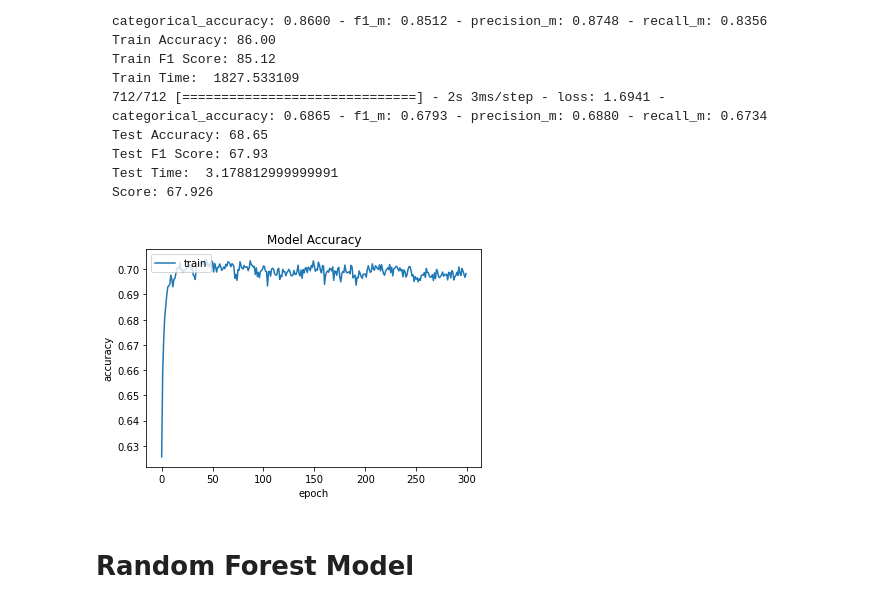
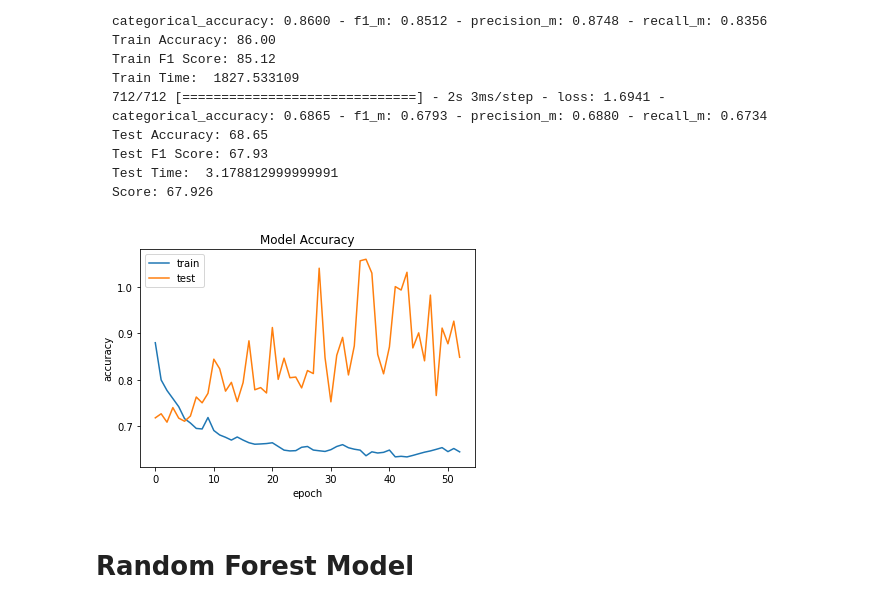
Before and after one commit to farhanfuadabir/Nurse-Care-Challenge-2020, a Jupyter notebook: CNN_LSTM_Nurse_Care_Dataset.ipynb, the cells around one changed output. Cells and saved outputs as stored; diff of their text form; code cells hidden in the pictures.

````diff
--- a/CNN_LSTM_Nurse_Care_Dataset.ipynb
+++ b/CNN_LSTM_Nurse_Care_Dataset.ipynb
@@ -71,6 +71,6 @@ def load_dataset(path):
   return trainX, trainy, testX, testy
 # %%
 # load data
-dataset_path = '/content/drive/MyDrive/NCC Train Test Set (Resampled 20Hz)/Split 80 20/Windowed 250/'
+dataset_path = '/content/drive/MyDrive/Research/NCC Train Test Set (Resampled 20Hz)/Split 80 20/Windowed 1000/'
 trainX, trainy, testX, testy = load_dataset(dataset_path)
 # %% [output]
@@ -106,7 +106,7 @@ def f1_m(y_true, y_pred):
 def evaluate_model(trainX, trainy, testX, testy, verbose, epochs, batch_size):
   n_timesteps, n_features, n_outputs = trainX.shape[1], trainX.shape[2], trainy.shape[1]
   # reshape data into time steps of sub-sequences
-  n_steps, n_length = 5, 50
+  n_steps, n_length = 10, 100
   trainX = trainX.reshape((trainX.shape[0], n_steps, n_length, n_features))
   testX = testX.reshape((testX.shape[0], n_steps, n_length, n_features))
   # define model
@@ -121,14 +121,22 @@ def evaluate_model(trainX, trainy, testX, testy, verbose, epochs, batch_size):
   model.add(Dense(100, activation='relu'))
   model.add(Dense(n_outputs, activation='softmax'))
   model.compile(loss='categorical_crossentropy', optimizer='adam',
-                metrics=['categorical_accuracy', f1_m, precision_m, recall_m])
+                metrics=['accuracy', f1_m, precision_m, recall_m])
   # fit network
   # model.fit(trainX, trainy, epochs=epochs, batch_size=batch_size, verbose=verbose)
   # # evaluate model
   # _, accuracy = model.evaluate(testX, testy, batch_size=batch_size, verbose=0)
   import time
   t_start = time.clock()
-  history = model.fit(trainX, trainy, epochs=epochs, batch_size=batch_size, verbose=verbose)
+  from keras import callbacks
+  earlystopping = callbacks.EarlyStopping(monitor ="val_loss", mode ="min",
+                                          patience = 50, verbose = 1,
+                                          restore_best_weights = True)
+
+  history = model.fit(trainX, trainy, batch_size = batch_size,
+                      epochs = epochs, validation_data =(testX, testy),
+                      callbacks =[earlystopping])
+  #history = model.fit(trainX, trainy, epochs=epochs, batch_size=batch_size, verbose=verbose)
 
   t_end = time.clock()
 
@@ -170,6 +178,6 @@ def run_experiment(repeats=10, verbose=True, epochs=10, batch_size=32):
 ## Train
 # %%
 # for single iteration
-score, history = evaluate_model(trainX, trainy, testX, testy, verbose=True, epochs=300, batch_size=32)
+score, history = evaluate_model(trainX, trainy, testX, testy, verbose=2, epochs=150, batch_size=32)
 print('Score:', '%.3f' % (score * 100.0))
 # %% [output]
@@ -206,15 +225,15 @@ Score: 67.926
 ```
 # %%
 import matplotlib.pyplot as plt
-plt.plot(history.history['categorical_accuracy'])
-#plt.plot(history.history['val_categorical_accuracy'])
+plt.plot(history.history['loss'])
+plt.plot(history.history['val_loss'])
 plt.title('Model Accuracy')
 plt.ylabel('accuracy')
 plt.xlabel('epoch')
 plt.legend(['train', 'test'], loc='upper left')
 plt.show()
 # %% [output]
-[figure, old version]
+[figure, new version]
 # %%
 # run the experiment for interations
 run_experiment(10, verbose=False, epochs=80, batch_size=32)
````
Also changed, not shown: parts of 3 cells of this notebook.
